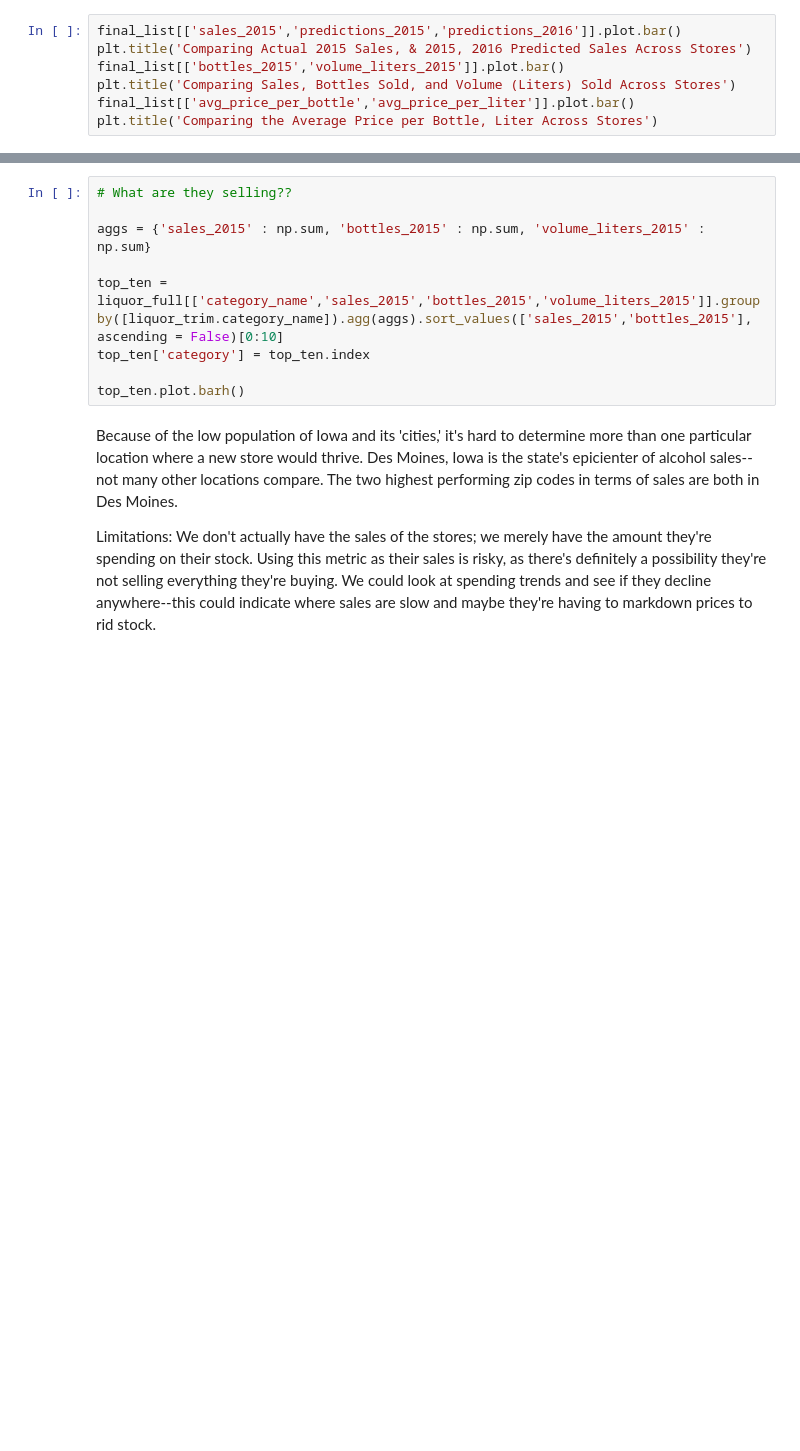
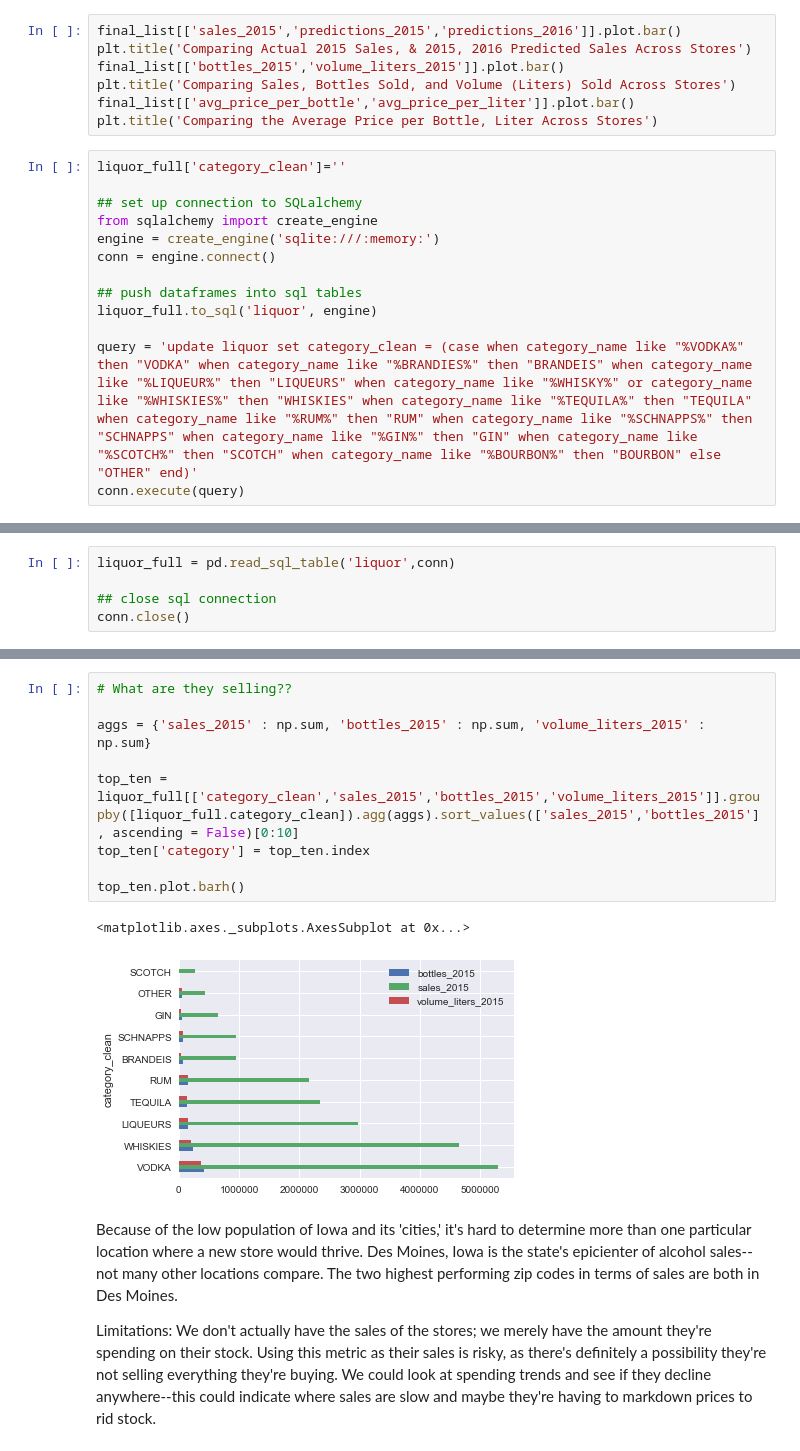
Before and after one commit to matthewbrems/old, a Jupyter notebook: projects/02-project/starter-code/project-2-starter-code-jd.ipynb, the cells around one changed output, grey strips where cells are left out. Saved outputs shown, nothing was run; the diff lists cells and outputs as text; blank space fills up the shorter version.

```diff
--- a/projects/02-project/starter-code/project-2-starter-code-jd.ipynb
+++ b/projects/02-project/starter-code/project-2-starter-code-jd.ipynb
@@ -555,3 +608,16 @@ final_list[['bottles_2015','volume_liters_2015']].plot.bar()
 plt.title('Comparing Sales, Bottles Sold, and Volume (Liters) Sold Across Stores')
 final_list[['avg_price_per_bottle','avg_price_per_liter']].plot.bar()
 plt.title('Comparing the Average Price per Bottle, Liter Across Stores')
+# %%
+liquor_full['category_clean']=''
+
+## set up connection to SQLalchemy
+from sqlalchemy import create_engine
+engine = create_engine('sqlite:///:memory:')
+conn = engine.connect()
+
+## push dataframes into sql tables
+liquor_full.to_sql('liquor', engine)
+
+query = 'update liquor set category_clean = (case when category_name like "%VODKA%" then "VODKA" when category_name like "%BRANDIES%" then "BRANDEIS" when category_name like "%LIQUEUR%" then "LIQUEURS" when category_name like "%WHISKY%" or category_name like "%WHISKIES%" then "WHISKIES" when category_name like "%TEQUILA%" then "TEQUILA" when category_name like "%RUM%" then "RUM" when category_name like "%SCHNAPPS%" then "SCHNAPPS" when category_name like "%GIN%" then "GIN" when category_name like "%SCOTCH%" then "SCOTCH" when category_name like "%BOURBON%" then "BOURBON" else "OTHER" end)'
+conn.execute(query)
@@ -557,0 +626,5 @@ plt.title('Comparing the Average Price per Bottle, Liter Across Stores')
+# %%
+liquor_full = pd.read_sql_table('liquor',conn)
+
+## close sql connection
+conn.close()
@@ -558,12 +652,15 @@ plt.title('Comparing the Average Price per Bottle, Liter Across Stores')
 # %%
 # What are they selling??
 
 aggs = {'sales_2015' : np.sum, 'bottles_2015' : np.sum, 'volume_liters_2015' : np.sum}
 
-top_ten = liquor_full[['category_name','sales_2015','bottles_2015','volume_liters_2015']].groupby([liquor_trim.category_name]).agg(aggs).sort_values(['sales_2015','bottles_2015'], ascending = False)[0:10]
+top_ten = liquor_full[['category_clean','sales_2015','bottles_2015','volume_liters_2015']].groupby([liquor_full.category_clean]).agg(aggs).sort_values(['sales_2015','bottles_2015'], ascending = False)[0:10]
 top_ten['category'] = top_ten.index
 
 top_ten.plot.barh()
+# %% [output]
+<matplotlib.axes._subplots.AxesSubplot at 0x...>
+[figure, added]
 # %% [markdown]
 Because of the low population of Iowa and its 'cities,' it's hard to determine more than one particular location where a new store would thrive. Des Moines, Iowa is the state's epicienter of alcohol sales--not many other locations compare. The two highest performing zip codes in terms of sales are both in Des Moines.
 
```
Also changed, not shown: parts of 16 cells of this notebook, 12 other files.
